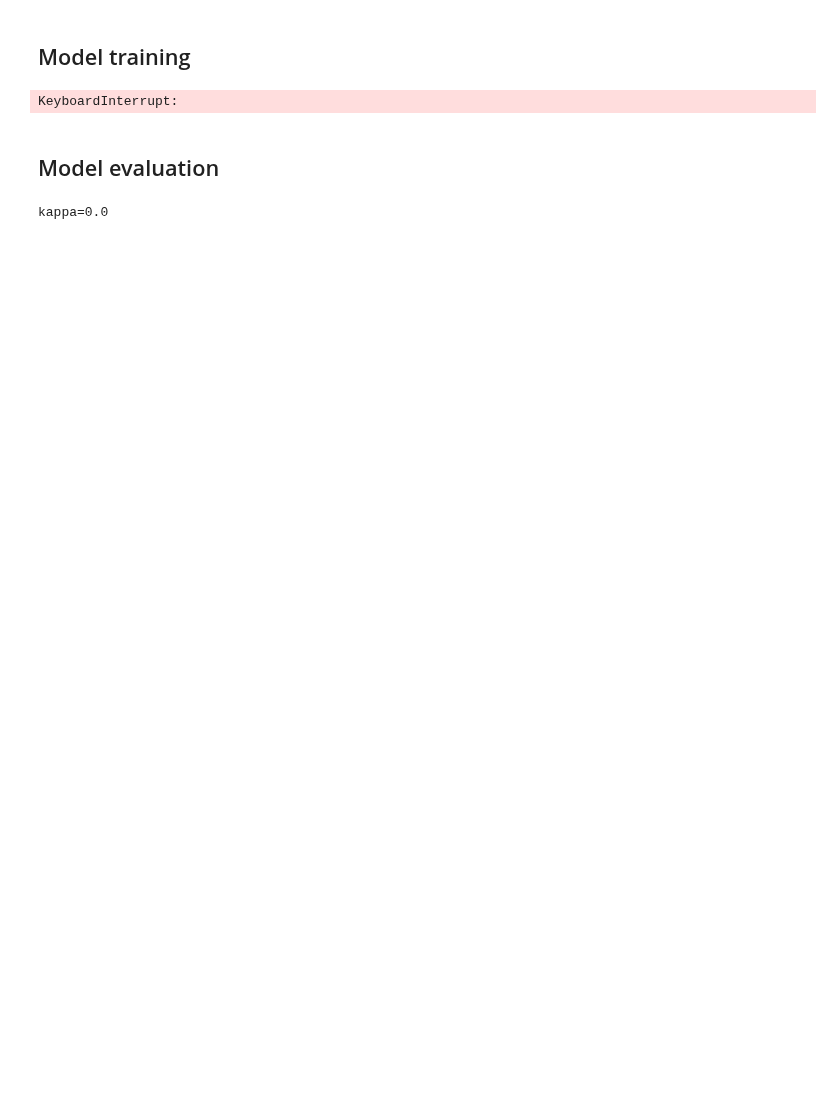
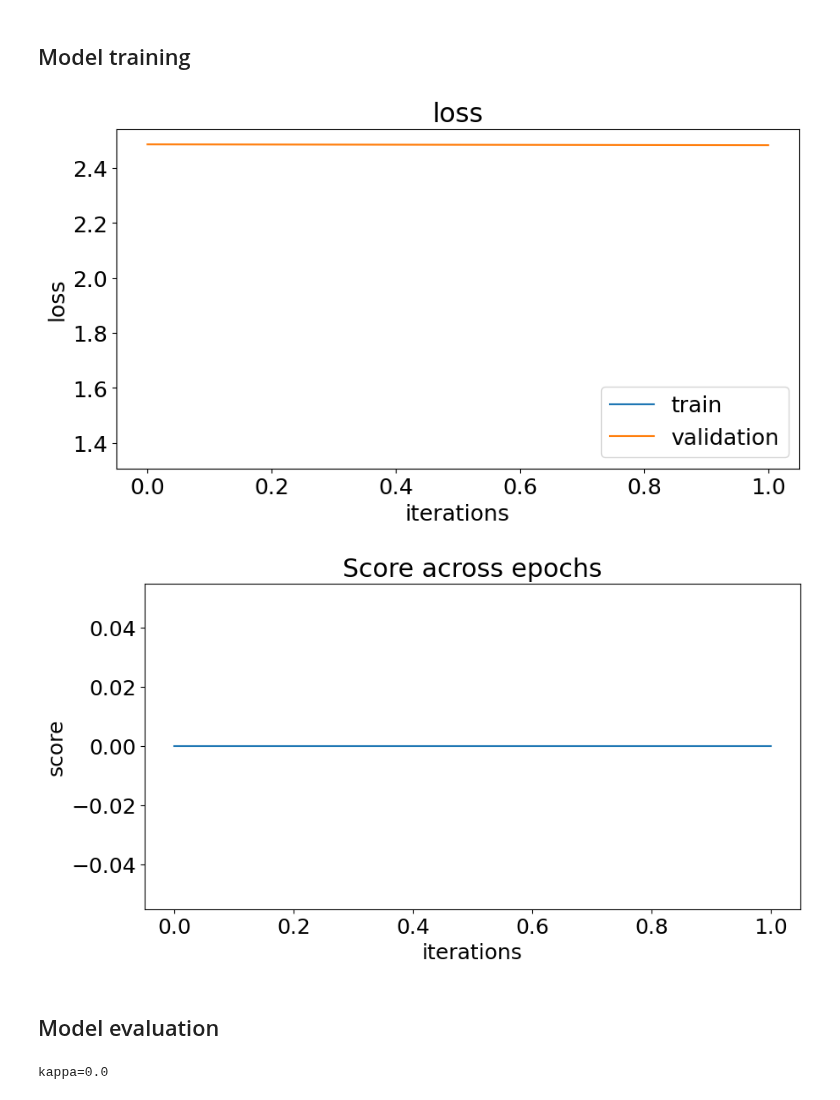
Before and after one commit to CS-433/ml-project-2-ml-sonidito, a Jupyter notebook: notebook/simple_lstm.ipynb, the cells around one changed output. Cells and saved outputs as stored; diff of their text form; code cells hidden in the pictures; blank space fills up the shorter version.

```diff
--- a/notebook/simple_lstm.ipynb
+++ b/notebook/simple_lstm.ipynb
@@ -132,26 +132,27 @@ EarlyStopping(
 # %%
 from data.LSTM_dataset import create_preds
 
 def comptue_score(logits, labels):
       logits = torch.sigmoid(logits).detach()
       preds = create_preds(logits)
       return compute_kappa_score(preds, labels)
 
 train(model,
       train_loader,
       val_loader,
       optimizer,
       criterion,
       device,
       compute_objective=comptue_score,
-      n_epochs=250,
+      n_epochs=1,
       l1_sigma=l1_sigma,
       direction="maximize",
       patience=patience,
       delta=delta,
       model_path=model_path)
 # %% [output]
-KeyboardInterrupt:
+[figure, added]
+[figure, added]
 # %% [markdown]
 ## Model evaluation
 # %%
```
Also changed, not shown: parts of 8 cells of this notebook, 3 other files.
